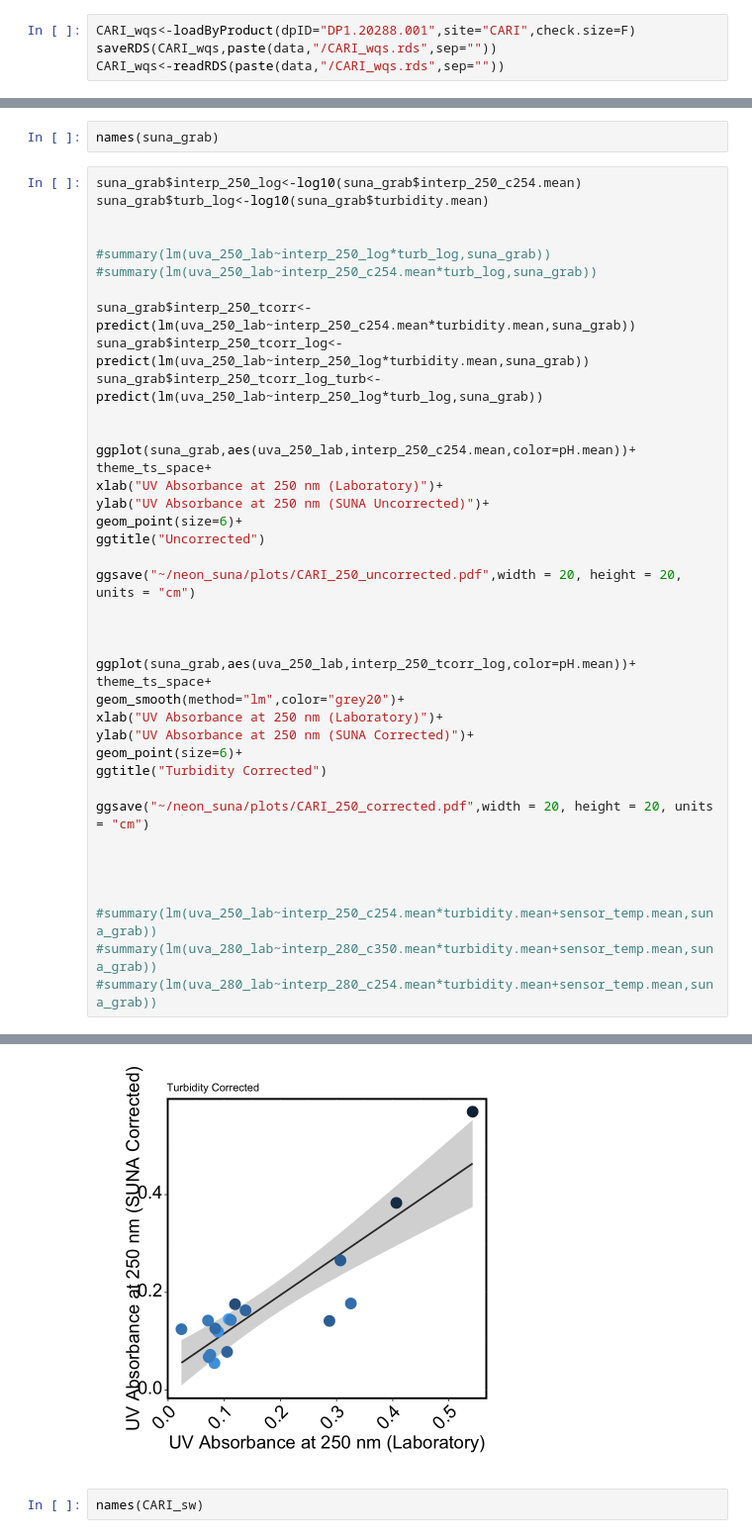
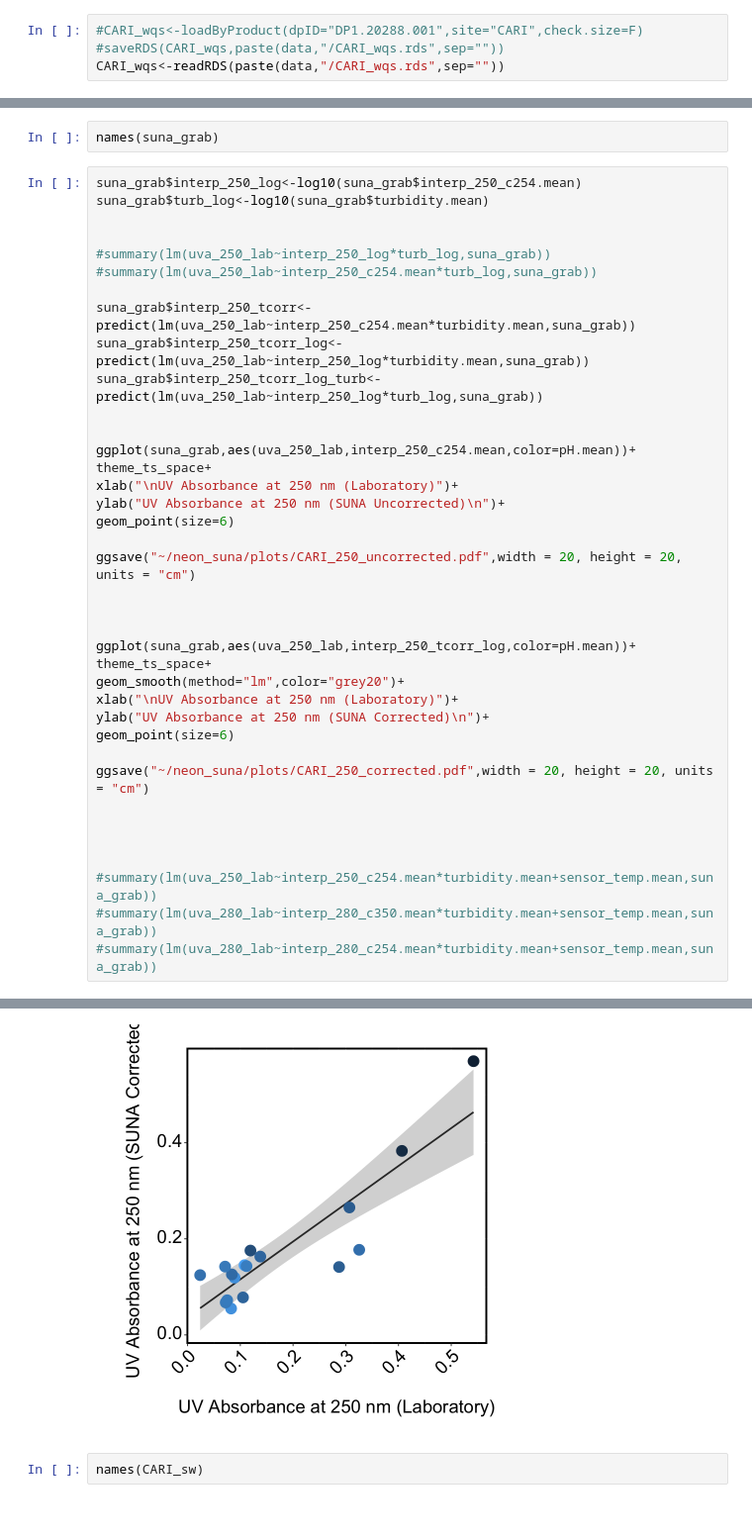
Before and after one commit to jakehosen/neon_suna, a Jupyter notebook: ipython/assembled_SUNA_CARI.ipynb, the cells around one changed output, grey strips where cells are left out. Shown at 99% size. Saved outputs shown, nothing was run; the diff lists cells and outputs as text.

```diff
--- a/ipython/assembled_SUNA_CARI.ipynb
+++ b/ipython/assembled_SUNA_CARI.ipynb
@@ -224,6 +236,6 @@ suna_red<-summaryBy(.~dtpr,suna_cols,FUN=c(mean))
 # Downloading turbidity time series data from NEON.
 Data product DP1.20288.001 for general water quality sonde data.
 # %%
-CARI_wqs<-loadByProduct(dpID="DP1.20288.001",site="CARI",check.size=F)
-saveRDS(CARI_wqs,paste(data,"/CARI_wqs.rds",sep=""))
+#CARI_wqs<-loadByProduct(dpID="DP1.20288.001",site="CARI",check.size=F)
+#saveRDS(CARI_wqs,paste(data,"/CARI_wqs.rds",sep=""))
 CARI_wqs<-readRDS(paste(data,"/CARI_wqs.rds",sep=""))
@@ -333,10 +329,9 @@ suna_grab$interp_250_tcorr_log_turb<-predict(lm(uva_250_lab~interp_250_log*turb_
 
 ggplot(suna_grab,aes(uva_250_lab,interp_250_c254.mean,color=pH.mean))+
 theme_ts_space+
-xlab("UV Absorbance at 250 nm (Laboratory)")+
-ylab("UV Absorbance at 250 nm (SUNA Uncorrected)")+
-geom_point(size=6)+
-ggtitle("Uncorrected")
+xlab("\nUV Absorbance at 250 nm (Laboratory)")+
+ylab("UV Absorbance at 250 nm (SUNA Uncorrected)\n")+
+geom_point(size=6)
 
 ggsave("~/neon_suna/plots/CARI_250_uncorrected.pdf",width = 20, height = 20, units = "cm")
 
@@ -345,10 +340,9 @@ ggsave("~/neon_suna/plots/CARI_250_uncorrected.pdf",width = 20, height = 20, uni
 ggplot(suna_grab,aes(uva_250_lab,interp_250_tcorr_log,color=pH.mean))+
 theme_ts_space+
 geom_smooth(method="lm",color="grey20")+
-xlab("UV Absorbance at 250 nm (Laboratory)")+
-ylab("UV Absorbance at 250 nm (SUNA Corrected)")+
-geom_point(size=6)+
-ggtitle("Turbidity Corrected")
+xlab("\nUV Absorbance at 250 nm (Laboratory)")+
+ylab("UV Absorbance at 250 nm (SUNA Corrected)\n")+
+geom_point(size=6)
 
 ggsave("~/neon_suna/plots/CARI_250_corrected.pdf",width = 20, height = 20, units = "cm")
 
@@ -364,5 +358,5 @@ ggsave("~/neon_suna/plots/CARI_250_corrected.pdf",width = 20, height = 20, units
 `geom_smooth()` using formula 'y ~ x'
-[figure, old version]
+[figure, new version]
 # %%
 names(CARI_sw)
 # %% [markdown]
```
Also changed, not shown: parts of 9 cells of this notebook, 14 other files.
